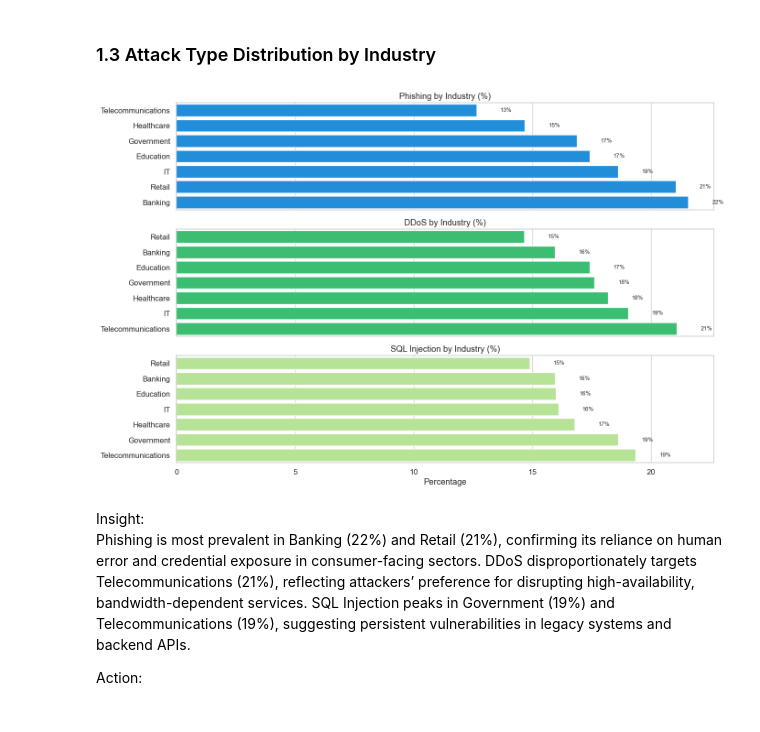
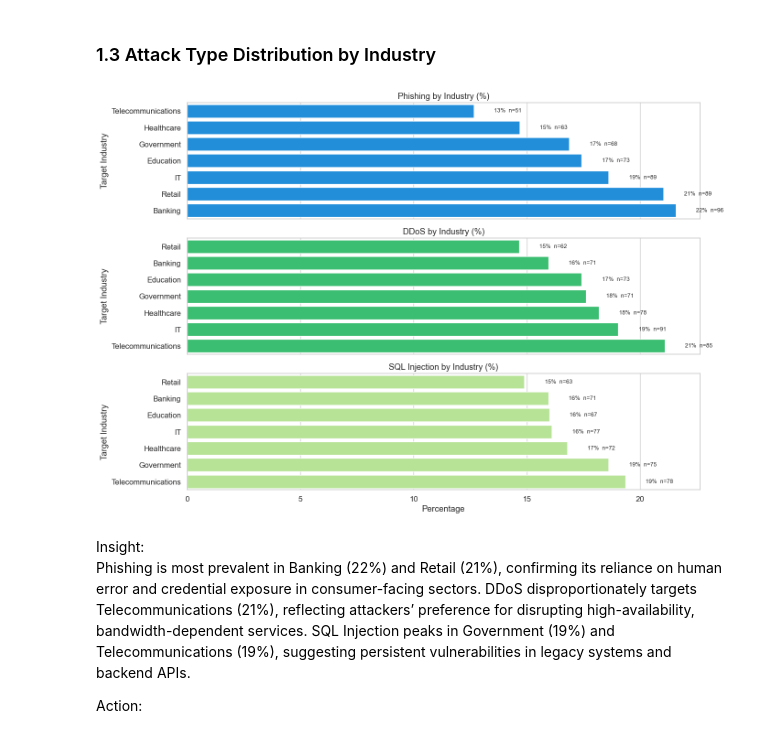
Before and after one commit to dolludaa/Global-Cybersecurity-Threats-2015-2024, a Jupyter notebook: business_analysis.ipynb, the cells around one changed output. Cells and saved outputs as stored; diff of their text form; code cells hidden in the pictures.

```diff
--- a/business_analysis.ipynb
+++ b/business_analysis.ipynb
@@ -78,6 +78,7 @@ df.head()
 data_by_year_type = df.groupby(['Year', 'Attack Type']).size().reset_index(name='Count')
 total_by_year = data_by_year_type.groupby('Year')['Count'].sum()
 total_by_type = df['Attack Type'].value_counts()
+share = (total_by_type / total_by_type.sum() * 100)
 
 fig, axes = plt.subplots(1, 2, figsize=(18, 6))
 
@@ -87,15 +88,25 @@ for x, y in zip(total_by_year.index, total_by_year.values):
 axes[0].set_title('Total Cyberattacks by Year')
 axes[0].set_xlabel('Year')
 axes[0].set_ylabel('Number of Attacks')
-axes[0].grid(True)
+axes[0].grid(True, linestyle=':', alpha=0.5)
 
-labels = []
-for name, count in total_by_type.items():
-    percent = count / total_by_type.sum() * 100
-    labels.append(f"{name} ({count} | {percent:.1f}%)")
+order_types = share.sort_values(ascending=False).index
+sns.barplot(
+    x=share.loc[order_types].values * 100 / 100,
+    y=order_types,
+    ax=axes[1],
+    color=palette[2]
+)
 
-axes[1].pie(total_by_type.values, labels=labels, colors=palette[:len(total_by_type)])
-axes[1].set_title('Total Cyberattacks by Type')
+for i, t in enumerate(order_types):
+    p = share.loc[t] * 100 / 100
+    n = int(total_by_type.loc[t])
+    axes[1].text(p + 0.6, i, f"{p:.1f}%  n={n}", va='center', fontsize=10)
+
+axes[1].set_title('Total Cyberattacks by Type, 2015–2024')
+axes[1].set_xlabel('Share of attacks, percent')
+axes[1].set_ylabel('')
+axes[1].grid(axis='x', linestyle=':', alpha=0.4)
 
 plt.tight_layout()
 plt.show()
@@ -202,24 +222,25 @@ Prioritize firewalls for DDoS mitigation and apply encryption as a strong phishi
 # %% [markdown]
 ### 1.3 Attack Type Distribution by Industry
 # %%
-industry = df.groupby(['Target Industry', 'Attack Type']).size().unstack(fill_value=0)
+industry = df.groupby(['Target Industry','Attack Type']).size().unstack(fill_value=0)
 pct = industry.div(industry.sum(axis=1), axis=0) * 100
-focus = ['Phishing', 'DDoS', 'SQL Injection']
+focus = [t for t in ['Phishing','DDoS','SQL Injection'] if t in pct.columns]
 
-fig, axes = plt.subplots(3, 1, figsize=(14, 9), sharex=True)
+fig, axes = plt.subplots(len(focus), 1, figsize=(14, 3.2*len(focus)), sharex=True)
+if len(focus) == 1:
+    axes = [axes]
 for i, name in enumerate(focus):
-    s = pct[name].sort_values()
-    sns.barplot(x=s.values, y=s.index, ax=axes[i], color=palette[i])
-    for j, v in enumerate(s.values):
-        axes[i].text(v + 1, j, f'{v:.0f}%', va='center', fontsize=9)
+    s_pct = pct[name].sort_values()
+    s_cnt = industry[name].reindex(s_pct.index)
+    sns.barplot(x=s_pct.values, y=s_pct.index, ax=axes[i], color=palette[i])
+    for j, (p, n) in enumerate(zip(s_pct.values, s_cnt.values)):
+        axes[i].text(p + 0.9, j, f'{p:.0f}%  n={int(n)}', va='center', fontsize=9)
     axes[i].set_title(f'{name} by Industry (%)')
-    axes[i].set_ylabel('')
 axes[-1].set_xlabel('Percentage')
-
 plt.tight_layout()
 plt.show()
 # %% [output]
-[figure, old version]
+[figure, new version]
 # %% [markdown]
 Insight:
 Phishing is most prevalent in Banking (22%) and Retail (21%), confirming its reliance on human error and credential exposure in consumer-facing sectors.
```
Also changed, not shown: parts of 21 cells of this notebook.
